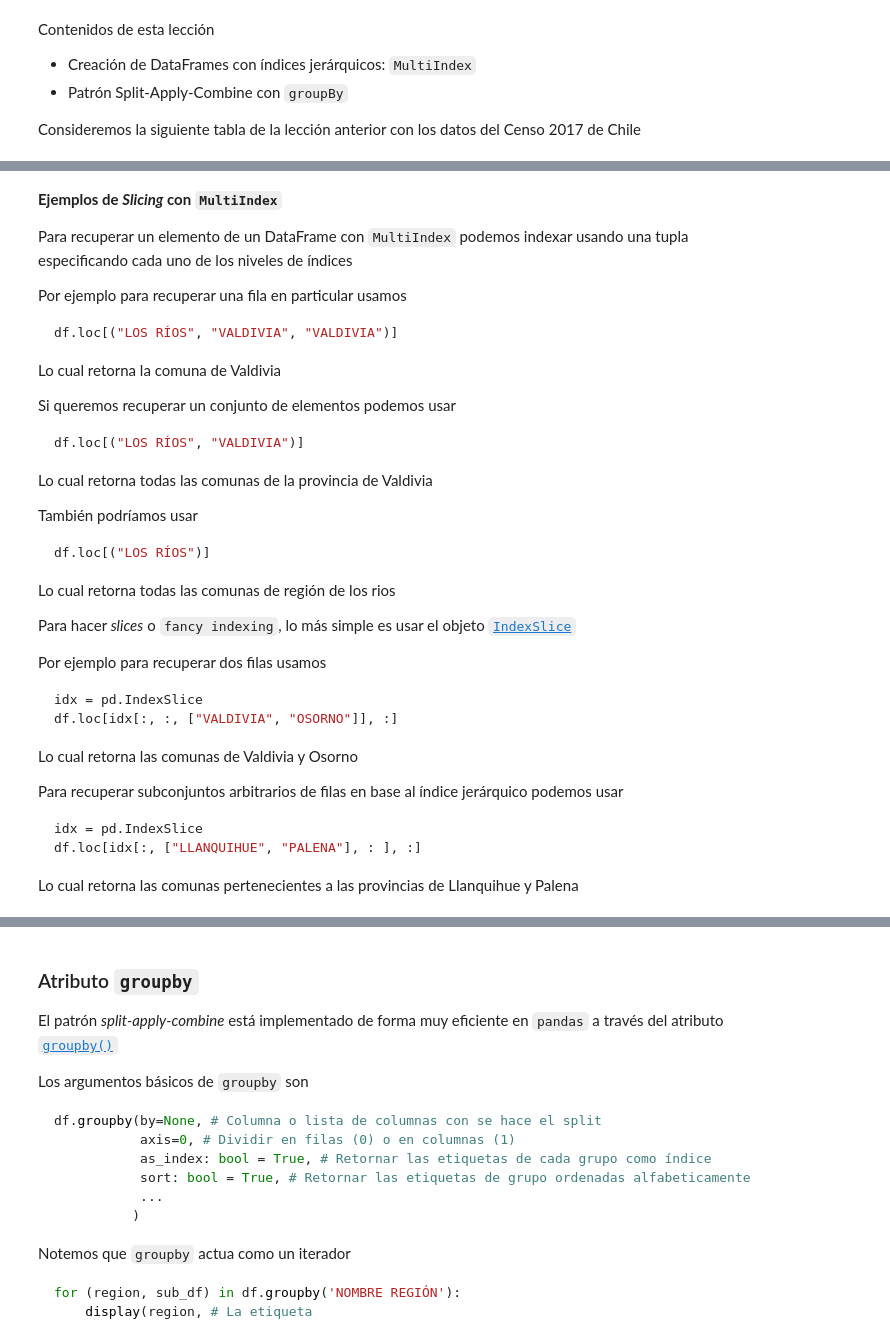
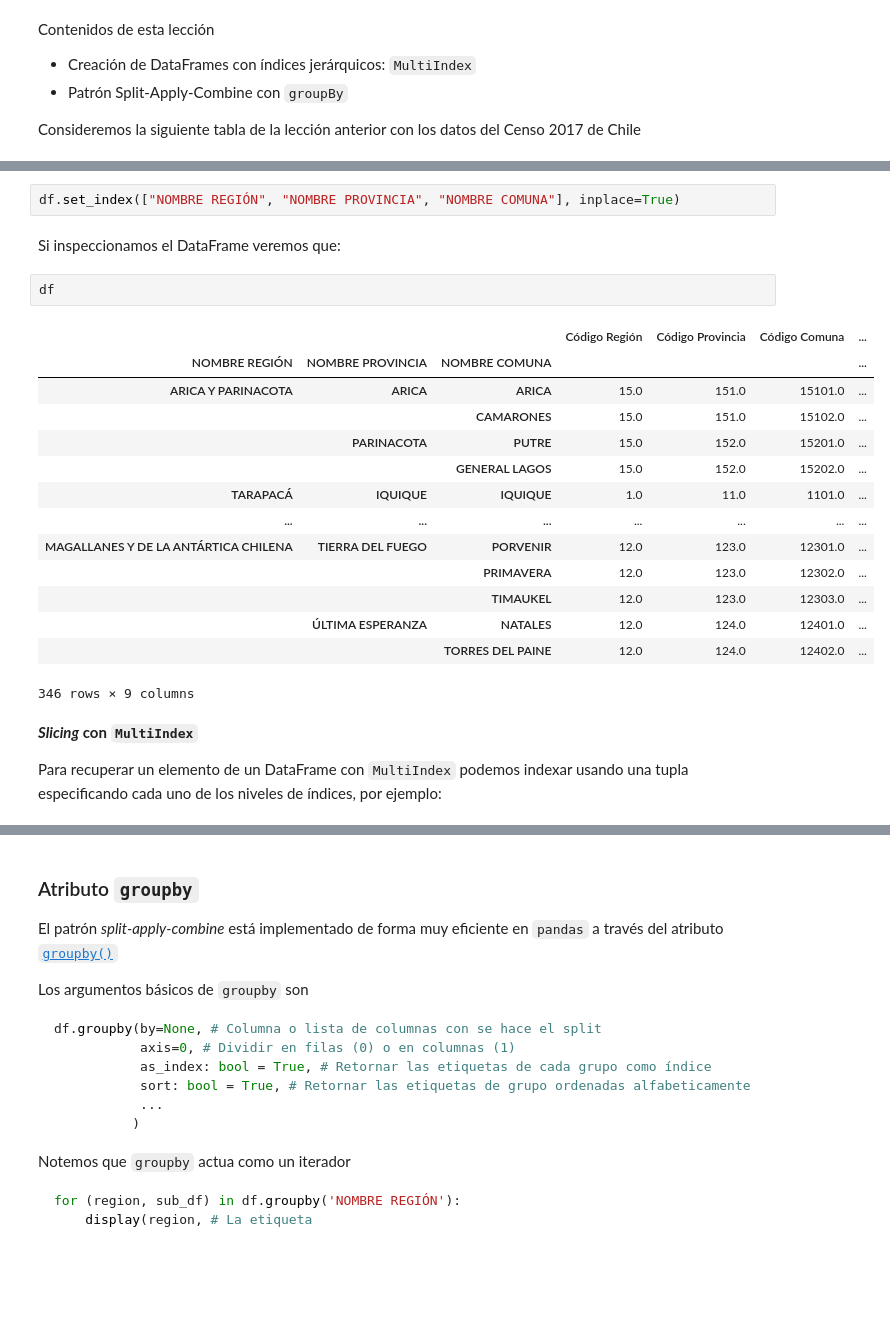
Before and after one commit to phuijse/PythonBook, a Jupyter notebook: contents/pandas/part3.ipynb, the cells around one changed output, grey strips where cells are left out. Saved outputs shown, nothing was run; the diff lists cells and outputs as text; blank space fills up the shorter version.

````diff
--- a/contents/pandas/part3.ipynb
+++ b/contents/pandas/part3.ipynb
@@ -63,44 +66,25 @@ MultiIndex([(                  'ARICA Y PARINACOTA',             'ARICA'),
-# %% [markdown]
-**Ejemplos de *Slicing* con `MultiIndex`**
-
-Para recuperar un elemento de un DataFrame con `MultiIndex` podemos indexar usando una tupla especificando cada uno de los niveles de índices
-
-Por ejemplo para recuperar una fila en particular usamos
-
-```python
-df.loc[("LOS RÍOS", "VALDIVIA", "VALDIVIA")]
-```
-Lo cual retorna la comuna de Valdivia
-
-Si queremos recuperar un conjunto de elementos podemos usar
-
-```python
-df.loc[("LOS RÍOS", "VALDIVIA")]
-```
-Lo cual retorna todas las comunas de la provincia de Valdivia
-
-También podríamos usar
-
-```python
-df.loc[("LOS RÍOS")]
-```
-Lo cual retorna todas las comunas de región de los rios
-
-Para hacer *slices* o `fancy indexing`, lo más simple es usar el objeto [`IndexSlice`](https://pandas.pydata.org/pandas-docs/version/0.23.4/generated/pandas.IndexSlice.html)
-
-Por ejemplo para recuperar dos filas usamos
-
-```python
-idx = pd.IndexSlice
-df.loc[idx[:, :, ["VALDIVIA", "OSORNO"]], :]
-```
-Lo cual retorna las comunas de Valdivia y Osorno
-
-Para recuperar subconjuntos arbitrarios de filas en base al índice jerárquico podemos usar
-
-```python
-idx = pd.IndexSlice
-df.loc[idx[:, ["LLANQUIHUE", "PALENA"], : ], :]
-```
-
-Lo cual retorna las comunas pertenecientes a las provincias de Llanquihue y Palena
+# %%
+df.set_index(["NOMBRE REGIÓN", "NOMBRE PROVINCIA", "NOMBRE COMUNA"], inplace=True)
+# %% [markdown]
+Si inspeccionamos el DataFrame veremos que:
+# %%
+df
+# %% [output]
+|  |  |  | Código Región | Código Provincia | Código Comuna | ... |
+| NOMBRE REGIÓN | NOMBRE PROVINCIA | NOMBRE COMUNA |  |  |  | ... |
+| ARICA Y PARINACOTA | ARICA | ARICA | 15.0 | 151.0 | 15101.0 | ... |
+|  |  | CAMARONES | 15.0 | 151.0 | 15102.0 | ... |
+|  | PARINACOTA | PUTRE | 15.0 | 152.0 | 15201.0 | ... |
+|  |  | GENERAL LAGOS | 15.0 | 152.0 | 15202.0 | ... |
+| TARAPACÁ | IQUIQUE | IQUIQUE | 1.0 | 11.0 | 1101.0 | ... |
+| ... | ... | ... | ... | ... | ... | ... |
+| MAGALLANES Y DE LA ANTÁRTICA CHILENA | TIERRA DEL FUEGO | PORVENIR | 12.0 | 123.0 | 12301.0 | ... |
+|  |  | PRIMAVERA | 12.0 | 123.0 | 12302.0 | ... |
+|  |  | TIMAUKEL | 12.0 | 123.0 | 12303.0 | ... |
+|  | ÚLTIMA ESPERANZA | NATALES | 12.0 | 124.0 | 12401.0 | ... |
+|  |  | TORRES DEL PAINE | 12.0 | 124.0 | 12402.0 | ... |
+346 rows × 9 columns
+# %% [markdown]
+***Slicing* con `MultiIndex`**
+
+Para recuperar un elemento de un DataFrame con `MultiIndex` podemos indexar usando una tupla especificando cada uno de los niveles de índices, por ejemplo:
````
Also changed, not shown: parts of 12 cells of this notebook.
